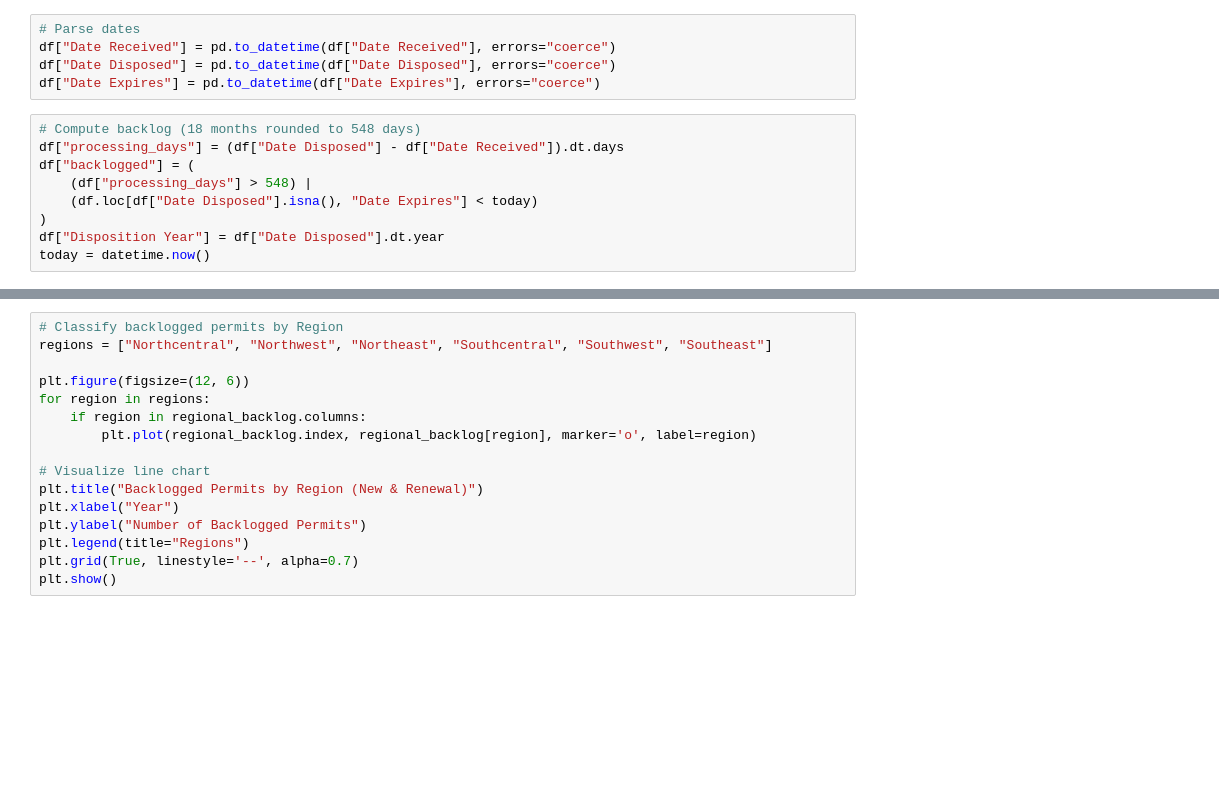
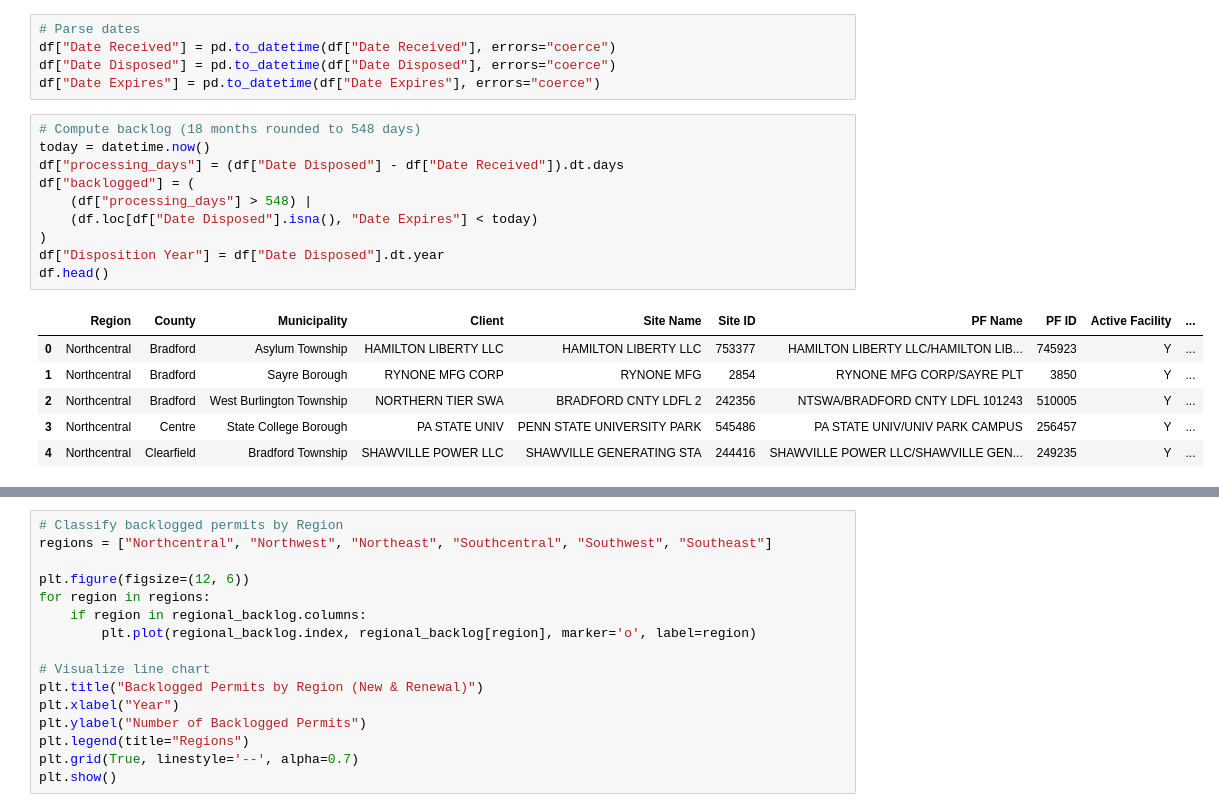
Before and after one commit to natemoserr/1740Project, a Jupyter notebook: Regional_Analysis.ipynb, the cells around one changed output, grey strips where cells are left out. Saved outputs shown, nothing was run; the diff lists cells and outputs as text; blank space fills up the shorter version.

```diff
--- a/Regional_Analysis.ipynb
+++ b/Regional_Analysis.ipynb
@@ -11,13 +11,21 @@ df["Date Disposed"] = pd.to_datetime(df["Date Disposed"], errors="coerce")
 df["Date Expires"] = pd.to_datetime(df["Date Expires"], errors="coerce")
 # %%
 # Compute backlog (18 months rounded to 548 days)
+today = datetime.now()
 df["processing_days"] = (df["Date Disposed"] - df["Date Received"]).dt.days
 df["backlogged"] = (
     (df["processing_days"] > 548) |
     (df.loc[df["Date Disposed"].isna(), "Date Expires"] < today)
 )
 df["Disposition Year"] = df["Date Disposed"].dt.year
-today = datetime.now()
+df.head()
+# %% [output]
+|  | Region | County | Municipality | Client | Site Name | Site ID | PF Name | PF ID | Active Facility | ... |
+| 0 | Northcentral | Bradford | Asylum Township | HAMILTON LIBERTY LLC | HAMILTON LIBERTY LLC | 753377 | HAMILTON LIBERTY LLC/HAMILTON LIB... | 745923 | Y | ... |
+| 1 | Northcentral | Bradford | Sayre Borough | RYNONE MFG CORP | RYNONE MFG | 2854 | RYNONE MFG CORP/SAYRE PLT | 3850 | Y | ... |
+| 2 | Northcentral | Bradford | West Burlington Township | NORTHERN TIER SWA | BRADFORD CNTY LDFL 2 | 242356 | NTSWA/BRADFORD CNTY LDFL 101243 | 510005 | Y | ... |
+| 3 | Northcentral | Centre | State College Borough | PA STATE UNIV | PENN STATE UNIVERSITY PARK | 545486 | PA STATE UNIV/UNIV PARK CAMPUS | 256457 | Y | ... |
+| 4 | Northcentral | Clearfield | Bradford Township | SHAWVILLE POWER LLC | SHAWVILLE GENERATING STA | 244416 | SHAWVILLE POWER LLC/SHAWVILLE GEN... | 249235 | Y | ... |
 # %%
 # Aggregate data by Year AND Region
 regional_backlog = (
```
Also changed, not shown: parts of 3 cells of this notebook.
